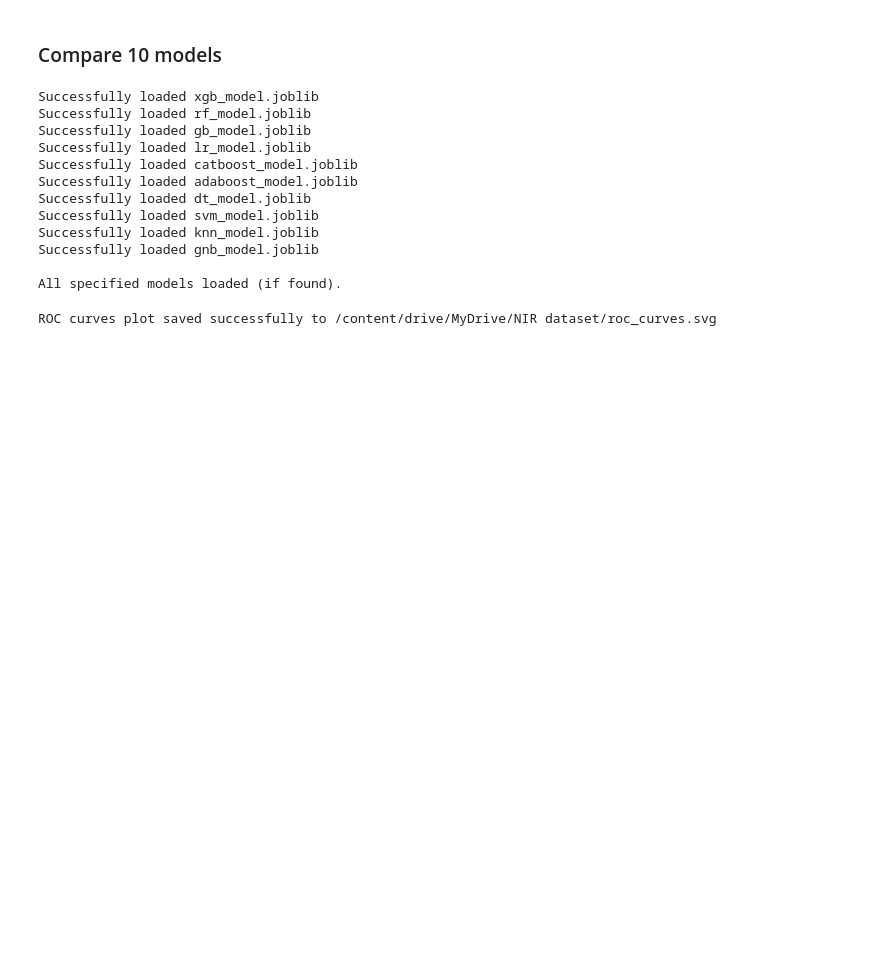
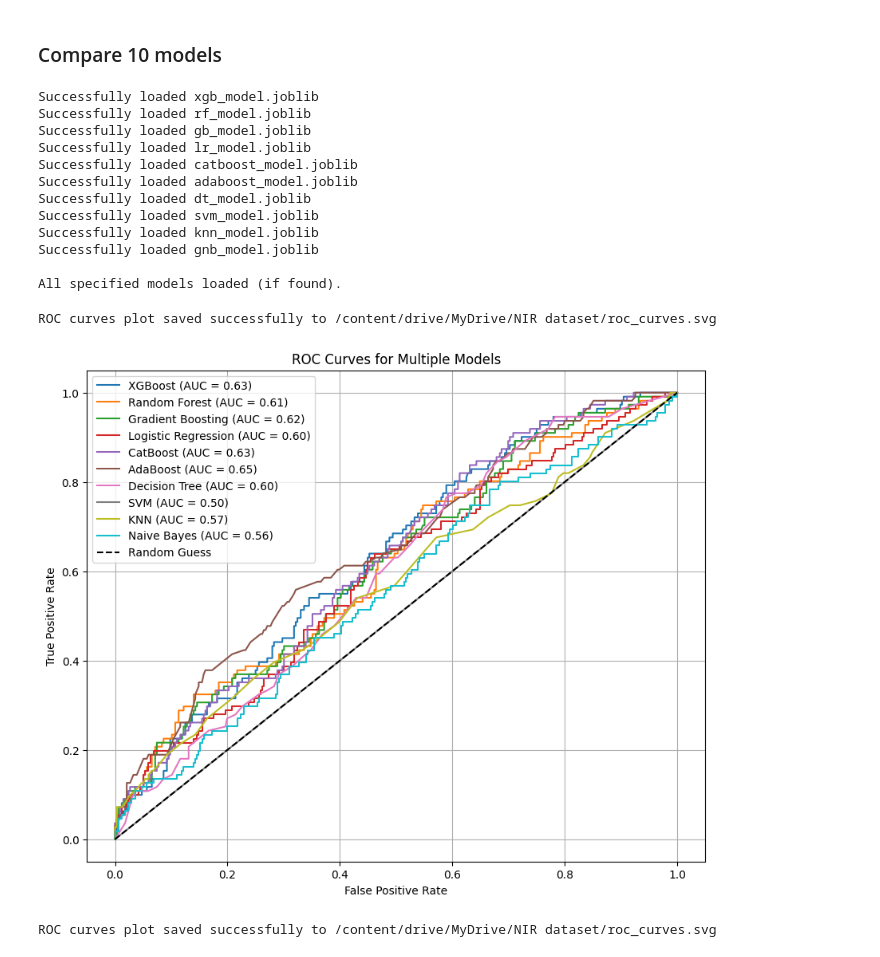
Before and after one commit to subikkshas/PREPARE-ALL, a Jupyter notebook: 10_models.ipynb, the cells around one changed output. Cells and saved outputs as stored; diff of their text form; code cells hidden in the pictures; blank space fills up the shorter version.

```diff
--- a/10_models.ipynb
+++ b/10_models.ipynb
@@ -1561,6 +1683,79 @@ Successfully loaded knn_model.joblib
 Successfully loaded gnb_model.joblib
 
 All specified models loaded (if found).
+# %%
+from sklearn.metrics import roc_curve, auc
+import matplotlib.pyplot as plt
+import os
+from google.colab import drive
+
+# Ensure y_test is a Series
+if isinstance(y_test_encoded, pd.DataFrame):
+    y_test_series = y_test_encoded.iloc[:, 0]
+else:
+    y_test_series = y_test_encoded
+
+plt.figure(figsize=(10, 8))
+
+# Mapping from internal joblib names to human-readable names (consistent with evaluation cell)
+model_name_map = {
+    'xgb_model': "XGBoost",
+    'adaboost_model': "AdaBoost",
+    'gb_model': "Gradient Boosting",
+    'catboost_model': "CatBoost",
+    'svm_model': "SVM",
+    'rf_model': "Random Forest",
+    'lr_model': "Logistic Regression",
+    'gnb_model': "Naive Bayes",
+    'dt_model': "Decision Tree",
+    'knn_model': "KNN"
+}
+
+
+for model_name, model in loaded_models.items():
+    try:
+        # Some models (like SVM with probability=False) might not have predict_proba
+        if hasattr(model, "predict_proba"):
+            y_probs = model.predict_proba(X_test_encoded)[:, 1]
+        elif hasattr(model, "decision_function"):
+             # For models like SVM that have decision_function but not predict_proba
+             # Note: This may require calibration for better probability estimates
+             from sklearn.preprocessing import MinMaxScaler
+             y_scores = model.decision_function(X_test_encoded).reshape(-1, 1)
+             scaler = MinMaxScaler()
+             y_probs = scaler.fit_transform(y_scores).ravel()
+        else:
+            print(f"Model {model_name} does not have predict_proba or decision_function.")
+            continue
+
+        fpr, tpr, thresholds = roc_curve(y_test_series, y_probs)
+        roc_auc = auc(fpr, tpr)
+        # Use the human-readable name for the legend
+        readable_model_name = model_name_map.get(model_name, model_name)
+        plt.plot(fpr, tpr, label=f'{readable_model_name} (AUC = {roc_auc:.2f})')
+    except Exception as e:
+        print(f"Could not plot ROC curve for {model_name}: {e}")
+
+
+plt.plot([0, 1], [0, 1], 'k--', label='Random Guess')
+plt.xlabel('False Positive Rate')
+plt.ylabel('True Positive Rate')
+plt.title('ROC Curves for Multiple Models')
+plt.legend()
+plt.grid(True)
+
+# Save the plot to Google Drive as SVG
+drive_folder_path = '/content/drive/MyDrive/NIR dataset'
+# Ensure the directory exists
+os.makedirs(drive_folder_path, exist_ok=True)
+plot_save_path = os.path.join(drive_folder_path, 'roc_curves.svg')
+plt.savefig(plot_save_path, format='svg')
+print(f"ROC curves plot saved successfully to {plot_save_path}")
+
+plt.show()
+# %% [output]
+ROC curves plot saved successfully to /content/drive/MyDrive/NIR dataset/roc_curves.svg
+[figure, added]
 # %%
 from sklearn.metrics import roc_curve, auc
 import matplotlib.pyplot as plt
```
Also changed, not shown: parts of 8 cells of this notebook.
